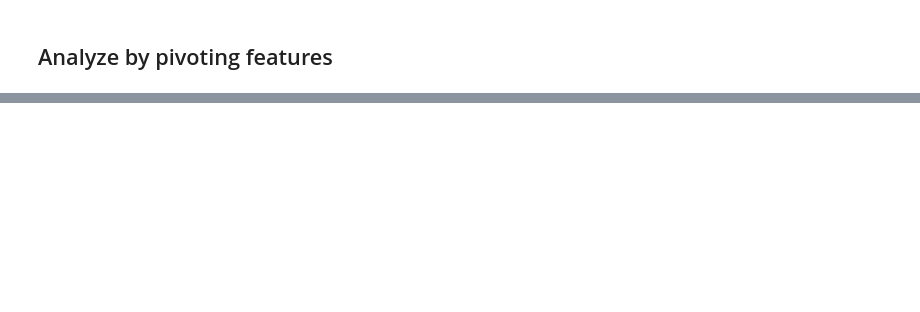
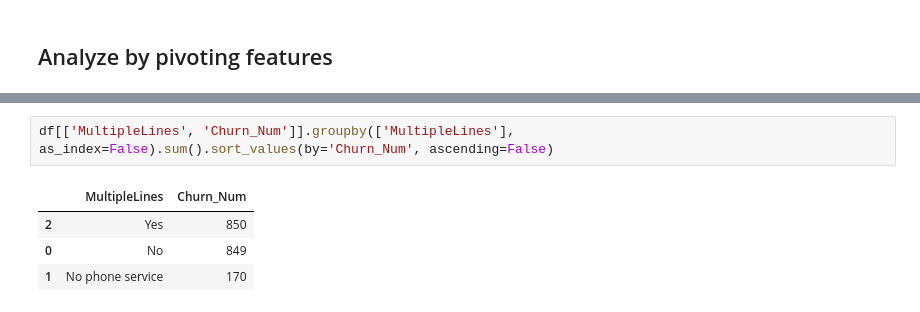
Before and after one commit to bh7781/DataScience, a Jupyter notebook: DataSets/telco-customer-churn/telco_churn.ipynb, the cells around one changed output, grey strips where cells are left out. Saved outputs shown, nothing was run; the diff lists cells and outputs as text; blank space fills up the shorter version.

```diff
--- a/DataSets/telco-customer-churn/telco_churn.ipynb
+++ b/DataSets/telco-customer-churn/telco_churn.ipynb
@@ -178,0 +149,7 @@ df[['SeniorCitizen', 'Churn_Num']].groupby(['SeniorCitizen'], as_index=False).me
+# %%
+df[['MultipleLines', 'Churn_Num']].groupby(['MultipleLines'], as_index=False).sum().sort_values(by='Churn_Num', ascending=False)
+# %% [output]
+|  | MultipleLines | Churn_Num |
+| 2 | Yes | 850 |
+| 0 | No | 849 |
+| 1 | No phone service | 170 |
```
Also changed, not shown: parts of 40 cells of this notebook, 2 other files.
